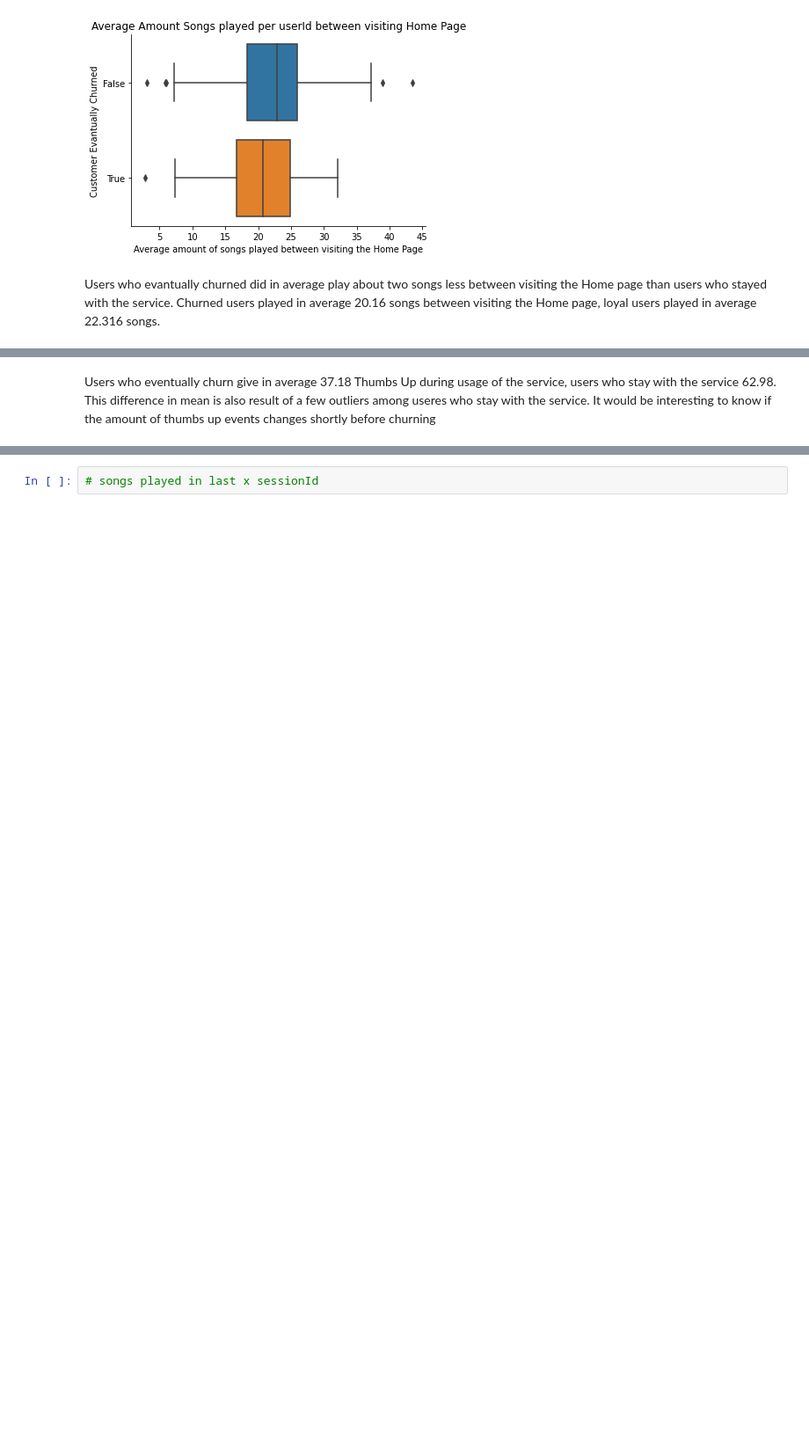
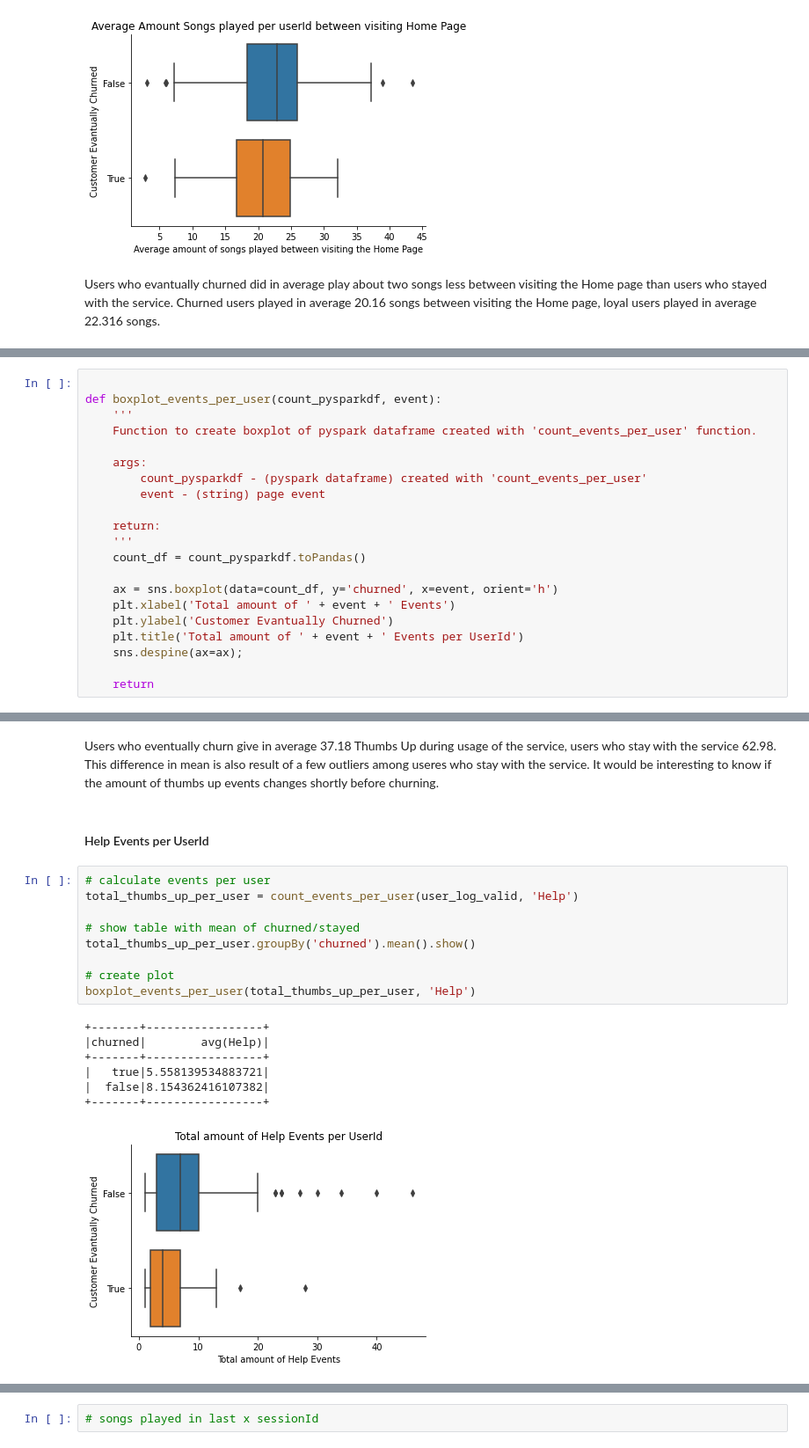
Before and after one commit to LeopoldWalther/SparkChurnDetection, a Jupyter notebook: Sparkify.ipynb, the cells around one changed output, grey strips where cells are left out. Shown at 88% size. Cells and saved outputs as stored; diff of their text form; blank space fills up the shorter version.

```diff
--- a/Sparkify.ipynb
+++ b/Sparkify.ipynb
@@ -892 +916,22 @@ Users who evantually churned did in average play about two songs less between vi
+# %%
+
+def boxplot_events_per_user(count_pysparkdf, event):
+    '''
+    Function to create boxplot of pyspark dataframe created with 'count_events_per_user' function.
+
+    args:
+        count_pysparkdf - (pyspark dataframe) created with 'count_events_per_user'
+        event - (string) page event
+
+    return:
+    '''
+    count_df = count_pysparkdf.toPandas()
+
+    ax = sns.boxplot(data=count_df, y='churned', x=event, orient='h')
+    plt.xlabel('Total amount of ' + event + ' Events')
+    plt.ylabel('Customer Evantually Churned')
+    plt.title('Total amount of ' + event + ' Events per UserId')
+    sns.despine(ax=ax);
+
+    return
 # %% [markdown]
@@ -944,2 +956,21 @@ sns.despine(ax=ax);
 # %% [markdown]
-Users who eventually churn give in average 37.18 Thumbs Up during usage of the service, users who stay with the service 62.98. This difference in mean is also result of a few outliers among useres who stay with the service. It would be interesting to know if the amount of thumbs up events changes shortly before churning
+Users who eventually churn give in average 37.18 Thumbs Up during usage of the service, users who stay with the service 62.98. This difference in mean is also result of a few outliers among useres who stay with the service. It would be interesting to know if the amount of thumbs up events changes shortly before churning.
+# %% [markdown]
+#### Help Events per UserId
+# %%
+# calculate events per user
+total_thumbs_up_per_user = count_events_per_user(user_log_valid, 'Help')
+
+# show table with mean of churned/stayed
+total_thumbs_up_per_user.groupBy('churned').mean().show()
+
+# create plot
+boxplot_events_per_user(total_thumbs_up_per_user, 'Help')
+# %% [output]
++-------+-----------------+
+|churned|        avg(Help)|
++-------+-----------------+
+|   true|5.558139534883721|
+|  false|8.154362416107382|
++-------+-----------------+
+[figure, added]
```
Also changed, not shown: parts of 21 cells of this notebook.
